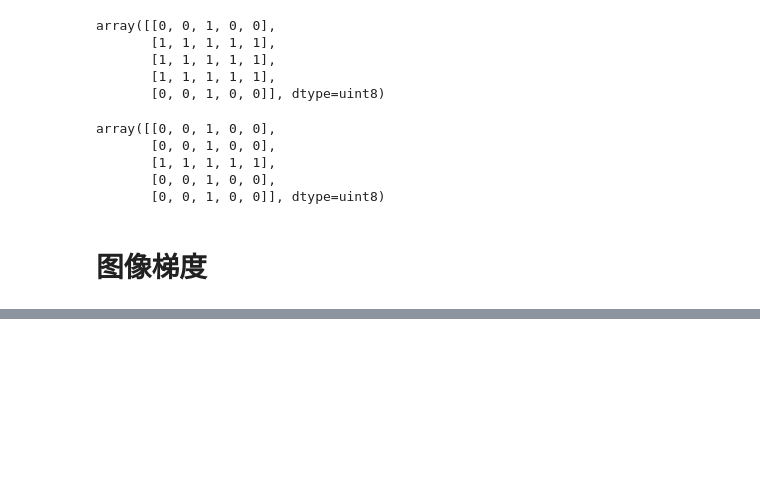
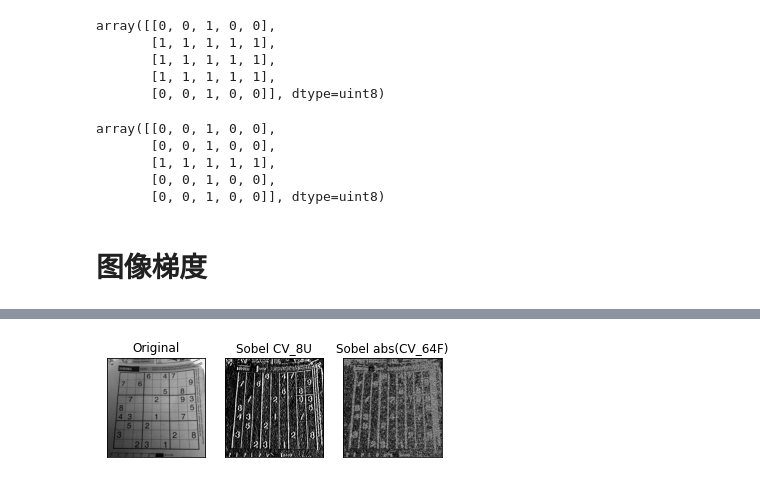
Before and after one commit to ghcn345/OpenCV, a Jupyter notebook: 4-图像处理.ipynb, the cells around one changed output, grey strips where cells are left out. Saved outputs shown, nothing was run; the diff lists cells and outputs as text; code cells hidden in the pictures; blank space fills up the shorter version.

```diff
--- a/4-图像处理.ipynb
+++ b/4-图像处理.ipynb
@@ -351,0 +372,17 @@ array([[0, 0, 1, 0, 0],
+# %%
+img = cv.imread('sudoku.png',0)
+# Output dtype = cv.CV_8U
+sobelx8u = cv.Sobel(img,cv.CV_8U,1,0,ksize=5)
+# Output dtype = cv.CV_64F. Then take its absolute and convert to cv.CV_8U
+sobelx64f = cv.Sobel(img,cv.CV_64F,1,0,ksize=5)
+abs_sobel64f = np.absolute(sobelx64f)
+sobel_8u = np.uint8(abs_sobel64f)
+plt.subplot(1,3,1),plt.imshow(img,cmap = 'gray')
+plt.title('Original'), plt.xticks([]), plt.yticks([])
+plt.subplot(1,3,2),plt.imshow(sobelx8u,cmap = 'gray')
+plt.title('Sobel CV_8U'), plt.xticks([]), plt.yticks([])
+plt.subplot(1,3,3),plt.imshow(sobel_8u,cmap = 'gray')
+plt.title('Sobel abs(CV_64F)'), plt.xticks([]), plt.yticks([])
+plt.show()
+# %% [output]
+[figure, added]
```
Also changed, not shown: parts of 2 cells of this notebook.
